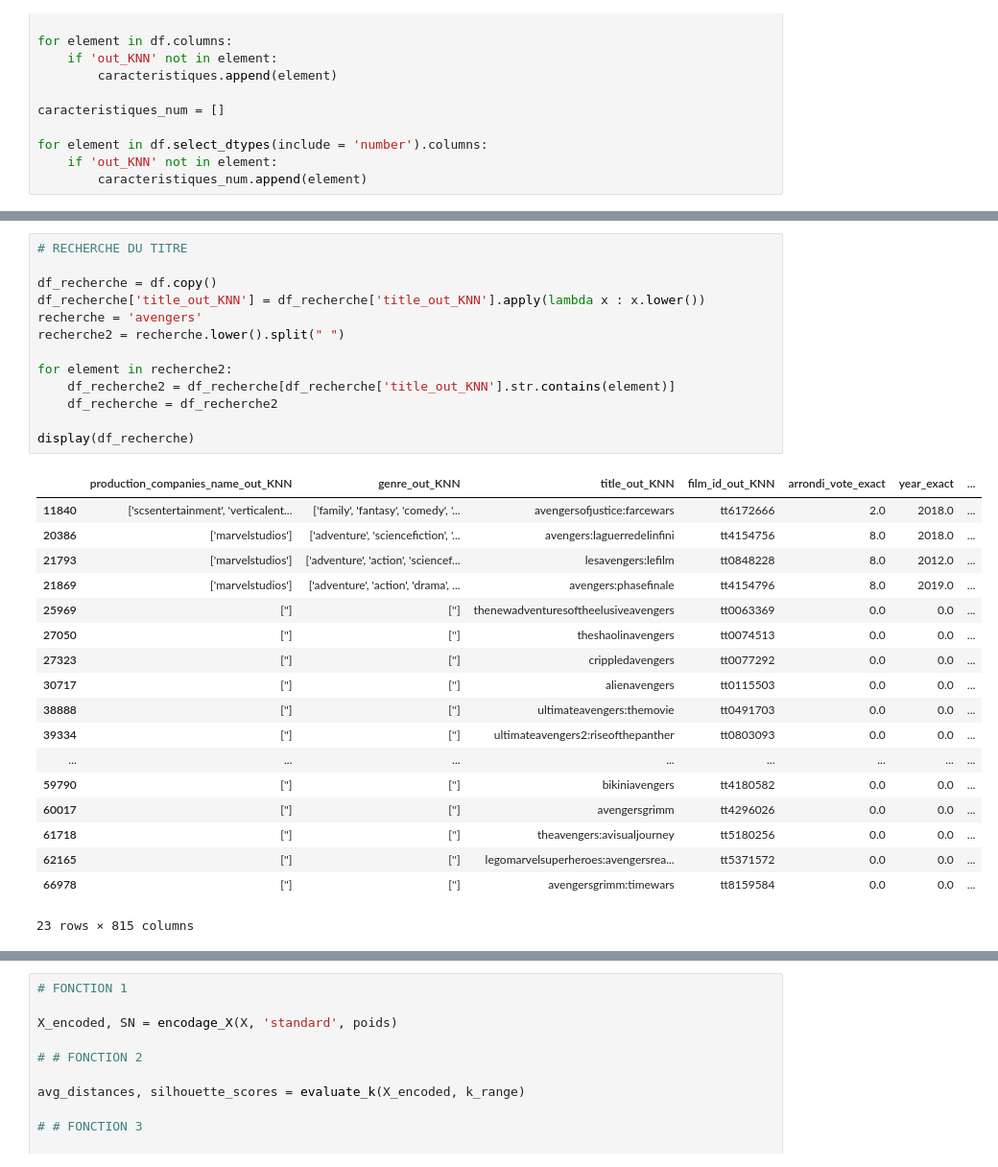
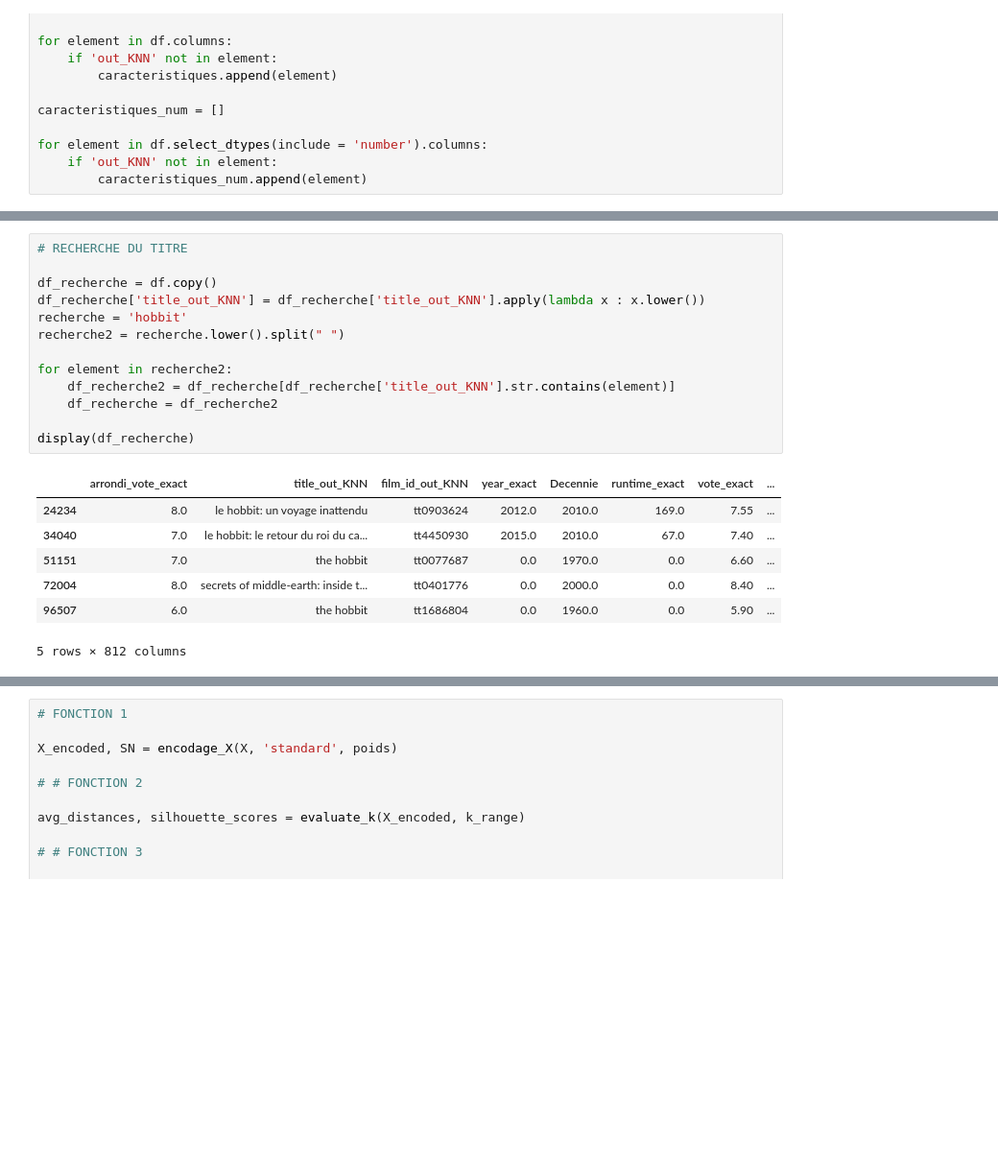
Before and after one commit to KilianCadiou/The-Rock-mendation, a Jupyter notebook: KNN.ipynb, the cells around one changed output, grey strips where cells are left out. Shown: that part at 96% size. Saved outputs shown, nothing was run; the diff lists cells and outputs as text; blank space fills up the shorter version.

```diff
--- a/KNN.ipynb
+++ b/KNN.ipynb
@@ -252,33 +252,22 @@ for element in poids_list.columns:
 # %%
 # RECHERCHE DU TITRE
 
 df_recherche = df.copy()
 df_recherche['title_out_KNN'] = df_recherche['title_out_KNN'].apply(lambda x : x.lower())
-recherche = 'avengers'
+recherche = 'hobbit'
 recherche2 = recherche.lower().split(" ")
 
 for element in recherche2:
     df_recherche2 = df_recherche[df_recherche['title_out_KNN'].str.contains(element)]
     df_recherche = df_recherche2
 
 display(df_recherche)
 # %% [output]
-|  | production_companies_name_out_KNN | genre_out_KNN | title_out_KNN | film_id_out_KNN | arrondi_vote_exact | year_exact | ... |
-| 11840 | ['scsentertainment', 'verticalent... | ['family', 'fantasy', 'comedy', '... | avengersofjustice:farcewars | tt6172666 | 2.0 | 2018.0 | ... |
-| 20386 | ['marvelstudios'] | ['adventure', 'sciencefiction', '... | avengers:laguerredelinfini | tt4154756 | 8.0 | 2018.0 | ... |
-| 21793 | ['marvelstudios'] | ['adventure', 'action', 'sciencef... | lesavengers:lefilm | tt0848228 | 8.0 | 2012.0 | ... |
-| 21869 | ['marvelstudios'] | ['adventure', 'action', 'drama', ... | avengers:phasefinale | tt4154796 | 8.0 | 2019.0 | ... |
-| 25969 | [''] | [''] | thenewadventuresoftheelusiveavengers | tt0063369 | 0.0 | 0.0 | ... |
-| 27050 | [''] | [''] | theshaolinavengers | tt0074513 | 0.0 | 0.0 | ... |
-| 27323 | [''] | [''] | crippledavengers | tt0077292 | 0.0 | 0.0 | ... |
-| 30717 | [''] | [''] | alienavengers | tt0115503 | 0.0 | 0.0 | ... |
-| 38888 | [''] | [''] | ultimateavengers:themovie | tt0491703 | 0.0 | 0.0 | ... |
-| 39334 | [''] | [''] | ultimateavengers2:riseofthepanther | tt0803093 | 0.0 | 0.0 | ... |
-| ... | ... | ... | ... | ... | ... | ... | ... |
-| 59790 | [''] | [''] | bikiniavengers | tt4180582 | 0.0 | 0.0 | ... |
-| 60017 | [''] | [''] | avengersgrimm | tt4296026 | 0.0 | 0.0 | ... |
-| 61718 | [''] | [''] | theavengers:avisualjourney | tt5180256 | 0.0 | 0.0 | ... |
-| 62165 | [''] | [''] | legomarvelsuperheroes:avengersrea... | tt5371572 | 0.0 | 0.0 | ... |
-| 66978 | [''] | [''] | avengersgrimm:timewars | tt8159584 | 0.0 | 0.0 | ... |
+|  | arrondi_vote_exact | title_out_KNN | film_id_out_KNN | year_exact | Decennie | runtime_exact | vote_exact | ... |
+| 24234 | 8.0 | le hobbit: un voyage inattendu | tt0903624 | 2012.0 | 2010.0 | 169.0 | 7.55 | ... |
+| 34040 | 7.0 | le hobbit: le retour du roi du ca... | tt4450930 | 2015.0 | 2010.0 | 67.0 | 7.40 | ... |
+| 51151 | 7.0 | the hobbit | tt0077687 | 0.0 | 1970.0 | 0.0 | 6.60 | ... |
+| 72004 | 8.0 | secrets of middle-earth: inside t... | tt0401776 | 0.0 | 2000.0 | 0.0 | 8.40 | ... |
+| 96507 | 6.0 | the hobbit | tt1686804 | 0.0 | 1960.0 | 0.0 | 5.90 | ... |
-23 rows × 815 columns
+5 rows × 812 columns
 # %%
```
Also changed, not shown: parts of 6 cells of this notebook, 1 other file.
